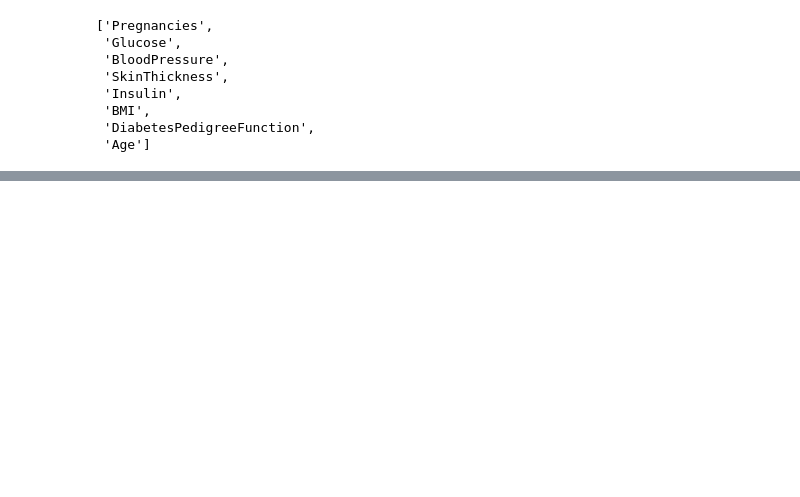
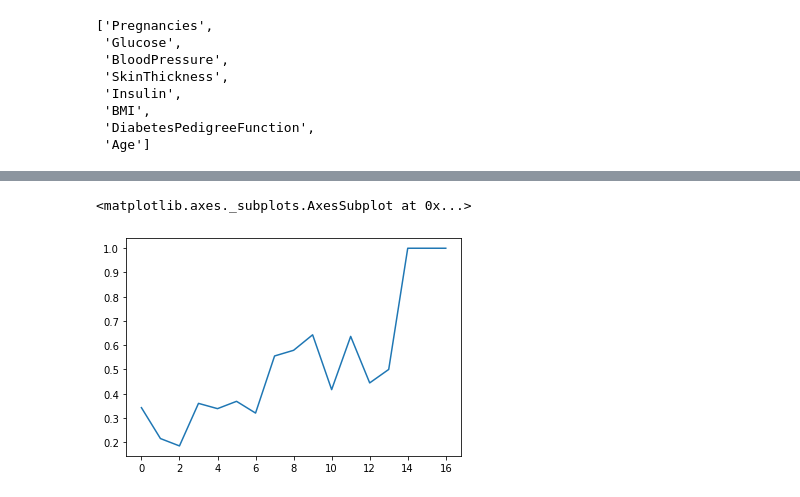
Before and after one commit to baesku789/jupyter, a Jupyter notebook: pima-diabetes-eda.ipynb, the cells around one changed output, grey strips where cells are left out. Cells and saved outputs as stored; diff of their text form; code cells hidden in the pictures; blank space fills up the shorter version.

```diff
--- a/pima-diabetes-eda.ipynb
+++ b/pima-diabetes-eda.ipynb
@@ -114,0 +181,8 @@ feature_columns
+# %%
+# 다른 변수와 함께 봅니다.
+# 임신횟수와 정답값을 비교해 봅니다.
+# "Pregnancies" 를 groupby로 그룹화 해서 Outcome 에 대한 비율을 구합니다.
+# 결과를 df_po라는 변수에 담습니다.
+
+df_po = df.groupby(["Pregnancies"])["Outcome"].agg(["mean", "count"]).reset_index()
+df_po
@@ -114,0 +208,7 @@ feature_columns
+# %%
+# 임신횟수에 따른 당뇨병 발병비율
+
+df_po["mean"].plot()
+# %% [output]
+<matplotlib.axes._subplots.AxesSubplot at 0x...>
+[figure, added]
```
Also changed, not shown: parts of 31 cells of this notebook.
